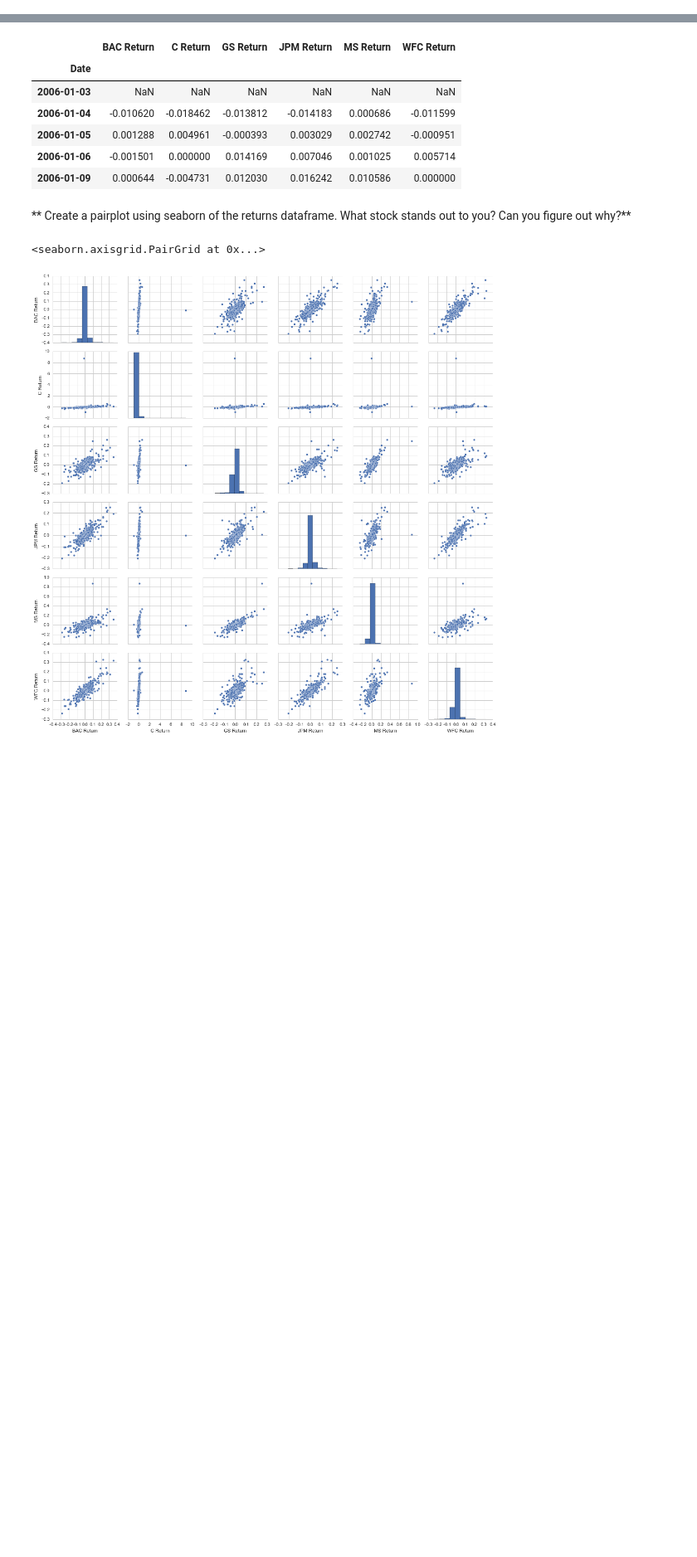
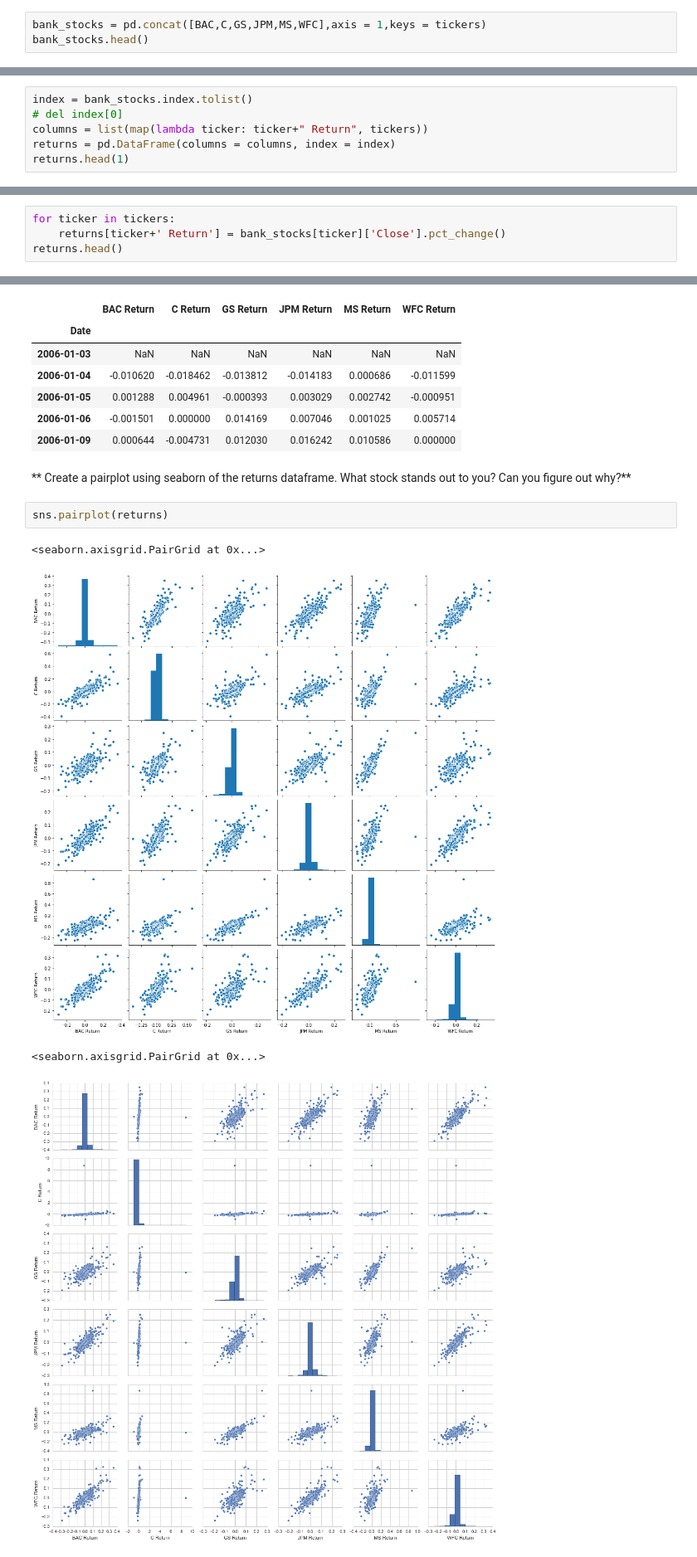
Before and after one commit to weikongwei/Data-Scince-Course-Note, a Jupyter notebook: Refactored_Py_DS_ML_Bootcamp-master/10-Data-Capstone-Projects/03-Finance Project.ipynb, the cells around one changed output, grey strips where cells are left out. Shown at 83% size. Cells and saved outputs as stored; diff of their text form; blank space fills up the shorter version.

```diff
--- a/Refactored_Py_DS_ML_Bootcamp-master/10-Data-Capstone-Projects/03-Finance Project.ipynb
+++ b/Refactored_Py_DS_ML_Bootcamp-master/10-Data-Capstone-Projects/03-Finance Project.ipynb
@@ -73,3 +75,6 @@ Index(['High', 'Low', 'Open', 'Close', 'Volume', 'Adj Close'], dtype='object')
 tickers = ['BAC','C','GS','JPM','MS','WFC']
 # %% [markdown]
 ** Use pd.concat to concatenate the bank dataframes together to a single data frame called bank_stocks. Set the keys argument equal to the tickers list. Also pay attention to what axis you concatenate on.**
+# %%
+bank_stocks = pd.concat([BAC,C,GS,JPM,MS,WFC],axis = 1,keys = tickers)
+bank_stocks.head()
@@ -114,2 +175,8 @@ $$r_t = \frac{p_t - p_{t-1}}{p_{t-1}} = \frac{p_t}{p_{t-1}} - 1$$
 # %% [markdown]
 ** We can use pandas pct_change() method on the Close column to create a column representing this return value. Create a for loop that goes and for each Bank Stock Ticker creates this returns column and set's it as a column in the returns DataFrame.**
+# %%
+index = bank_stocks.index.tolist()
+# del index[0]
+columns = list(map(lambda ticker: ticker+" Return", tickers))
+returns = pd.DataFrame(columns = columns, index = index)
+returns.head(1)
@@ -115,0 +186,4 @@ $$r_t = \frac{p_t - p_{t-1}}{p_{t-1}} = \frac{p_t}{p_{t-1}} - 1$$
+# %%
+for ticker in tickers:
+    returns[ticker+' Return'] = bank_stocks[ticker]['Close'].pct_change()
+returns.head()
@@ -124,6 +205,11 @@ $$r_t = \frac{p_t - p_{t-1}}{p_{t-1}} = \frac{p_t}{p_{t-1}} - 1$$
 | 2006-01-09 | 0.000644 | -0.004731 | 0.012030 | 0.016242 | 0.010586 | 0.000000 |
 # %% [markdown]
 ** Create a pairplot using seaborn of the returns dataframe. What stock stands out to you? Can you figure out why?**
+# %%
+sns.pairplot(returns)
+# %% [output]
+<seaborn.axisgrid.PairGrid at 0x...>
+[figure, added]
 # %%
 # %% [output]
 <seaborn.axisgrid.PairGrid at 0x...>
```
Also changed, not shown: parts of 10 cells of this notebook.
